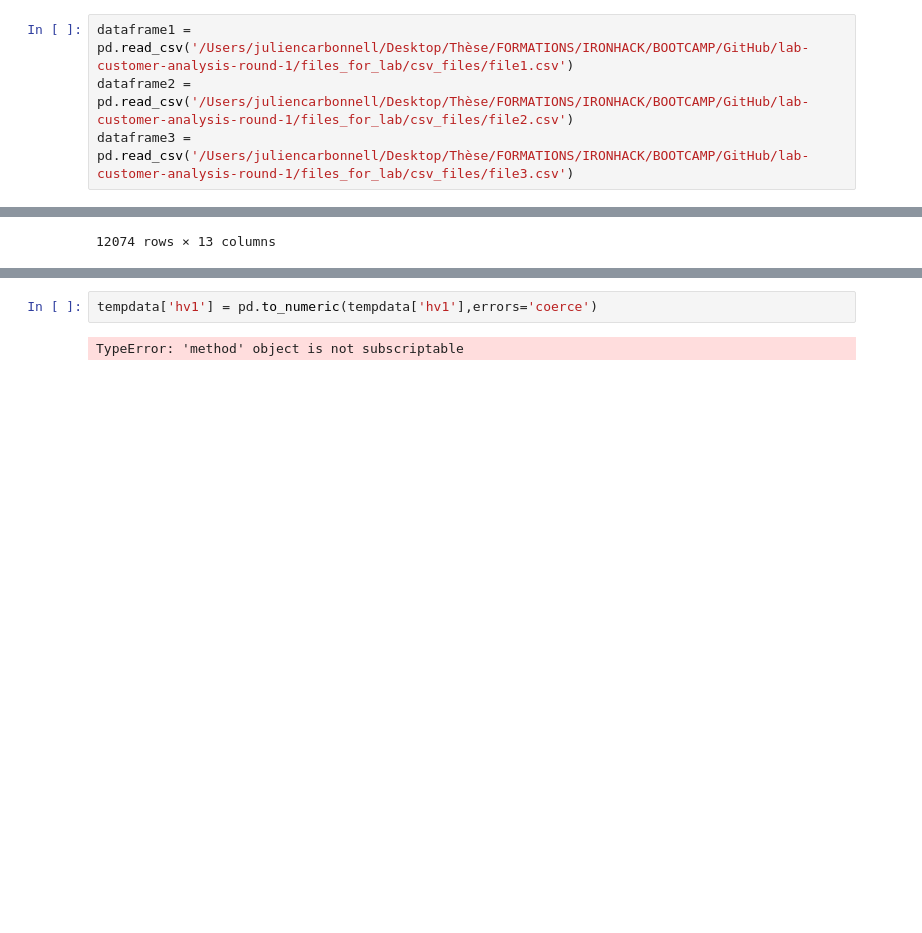
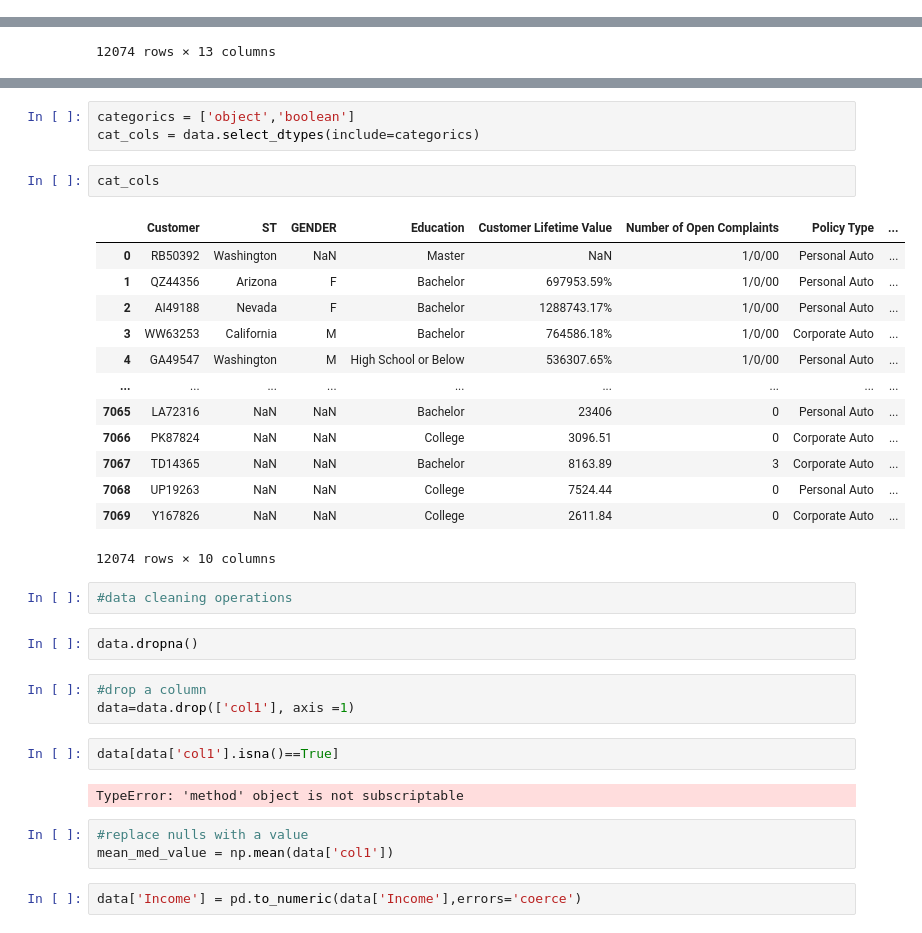
Before and after one commit to Ironhack-Datacamp/lab-customer-analysis-round-1, a Jupyter notebook: lab-customer-analysis-round-1.ipynb, the cells around one changed output, grey strips where cells are left out. Drawn from its saved outputs; the diff is of its cells as text; blank space fills up the shorter version.

```diff
--- a/lab-customer-analysis-round-1.ipynb
+++ b/lab-customer-analysis-round-1.ipynb
@@ -5,10 +5,6 @@ import numpy as np
 file1 = pd.read_csv('/Users/juliencarbonnell/Desktop/Thèse/FORMATIONS/IRONHACK/BOOTCAMP/GitHub/lab-customer-analysis-round-1/files_for_lab/csv_files/file1.csv')
 file2 = pd.read_csv('/Users/juliencarbonnell/Desktop/Thèse/FORMATIONS/IRONHACK/BOOTCAMP/GitHub/lab-customer-analysis-round-1/files_for_lab/csv_files/file2.csv')
 file3 = pd.read_csv('/Users/juliencarbonnell/Desktop/Thèse/FORMATIONS/IRONHACK/BOOTCAMP/GitHub/lab-customer-analysis-round-1/files_for_lab/csv_files/file3.csv')
-# %%
-dataframe1 = pd.read_csv('/Users/juliencarbonnell/Desktop/Thèse/FORMATIONS/IRONHACK/BOOTCAMP/GitHub/lab-customer-analysis-round-1/files_for_lab/csv_files/file1.csv')
-dataframe2 = pd.read_csv('/Users/juliencarbonnell/Desktop/Thèse/FORMATIONS/IRONHACK/BOOTCAMP/GitHub/lab-customer-analysis-round-1/files_for_lab/csv_files/file2.csv')
-dataframe3 = pd.read_csv('/Users/juliencarbonnell/Desktop/Thèse/FORMATIONS/IRONHACK/BOOTCAMP/GitHub/lab-customer-analysis-round-1/files_for_lab/csv_files/file3.csv')
 # %%
 file1.shape
 # %% [output]
@@ -90,5 +145,36 @@ AttributeError: 'function' object has no attribute 'dtypes'
+# %%
+categorics = ['object','boolean']
+cat_cols = data.select_dtypes(include=categorics)
+# %%
+cat_cols
+# %% [output]
+|  | Customer | ST | GENDER | Education | Customer Lifetime Value | Number of Open Complaints | Policy Type | ... |
+| 0 | RB50392 | Washington | NaN | Master | NaN | 1/0/00 | Personal Auto | ... |
+| 1 | QZ44356 | Arizona | F | Bachelor | 697953.59% | 1/0/00 | Personal Auto | ... |
+| 2 | AI49188 | Nevada | F | Bachelor | 1288743.17% | 1/0/00 | Personal Auto | ... |
+| 3 | WW63253 | California | M | Bachelor | 764586.18% | 1/0/00 | Corporate Auto | ... |
+| 4 | GA49547 | Washington | M | High School or Below | 536307.65% | 1/0/00 | Personal Auto | ... |
+| ... | ... | ... | ... | ... | ... | ... | ... | ... |
+| 7065 | LA72316 | NaN | NaN | Bachelor | 23406 | 0 | Personal Auto | ... |
+| 7066 | PK87824 | NaN | NaN | College | 3096.51 | 0 | Corporate Auto | ... |
+| 7067 | TD14365 | NaN | NaN | Bachelor | 8163.89 | 3 | Corporate Auto | ... |
+| 7068 | UP19263 | NaN | NaN | College | 7524.44 | 0 | Personal Auto | ... |
+| 7069 | Y167826 | NaN | NaN | College | 2611.84 | 0 | Corporate Auto | ... |
+12074 rows × 10 columns
+# %%
+#data cleaning operations
+# %%
+data.dropna()
+# %%
+#drop a column
+data=data.drop(['col1'], axis =1)
+# %%
+data[data['col1'].isna()==True]
+# %% [output]
+TypeError: 'method' object is not subscriptable
+# %%
+#replace nulls with a value
+mean_med_value = np.mean(data['col1'])
 # %%
-tempdata['hv1'] = pd.to_numeric(tempdata['hv1'],errors='coerce')
+data['Income'] = pd.to_numeric(data['Income'],errors='coerce')
-# %% [output]
-TypeError: 'method' object is not subscriptable
 # %%
```
Also changed, not shown: parts of 24 cells of this notebook.
